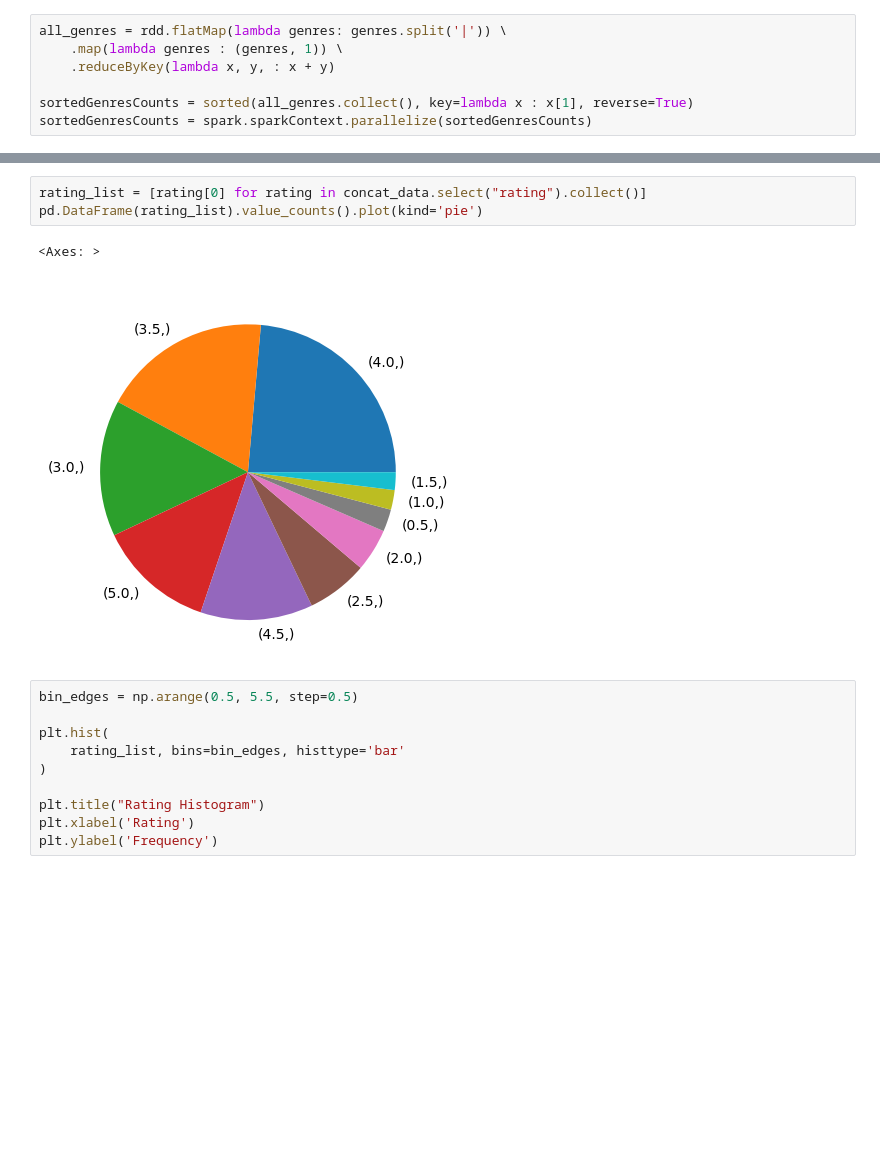
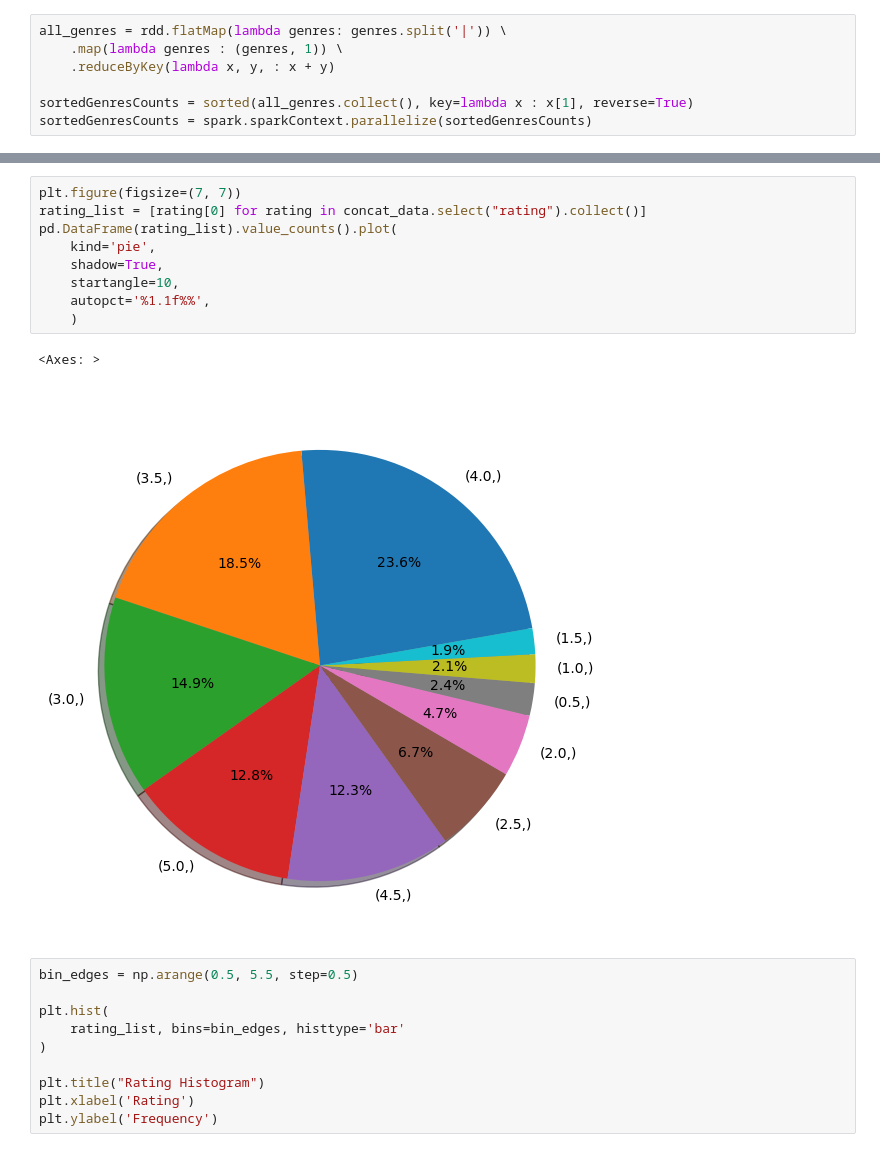
Before and after one commit to fawern/ALS-Recommendation-pyspark-BigData, a Jupyter notebook: src/main.ipynb, the cells around one changed output, grey strips where cells are left out. Drawn from its saved outputs; the diff is of its cells as text; blank space fills up the shorter version.

```diff
--- a/src/main.ipynb
+++ b/src/main.ipynb
@@ -209,11 +209,17 @@ Mystery: 48418
 Documentary: 41649
 War: 39009
 # %%
+plt.figure(figsize=(7, 7))
 rating_list = [rating[0] for rating in concat_data.select("rating").collect()]
-pd.DataFrame(rating_list).value_counts().plot(kind='pie')
+pd.DataFrame(rating_list).value_counts().plot(
+    kind='pie',
+    shadow=True,
+    startangle=10,
+    autopct='%1.1f%%',
+    )
 # %% [output]
 <Axes: >
-[figure, old version]
+[figure, new version]
 # %%
 bin_edges = np.arange(0.5, 5.5, step=0.5)
 
```
Also changed, not shown: parts of 17 cells of this notebook, 3 other files.
